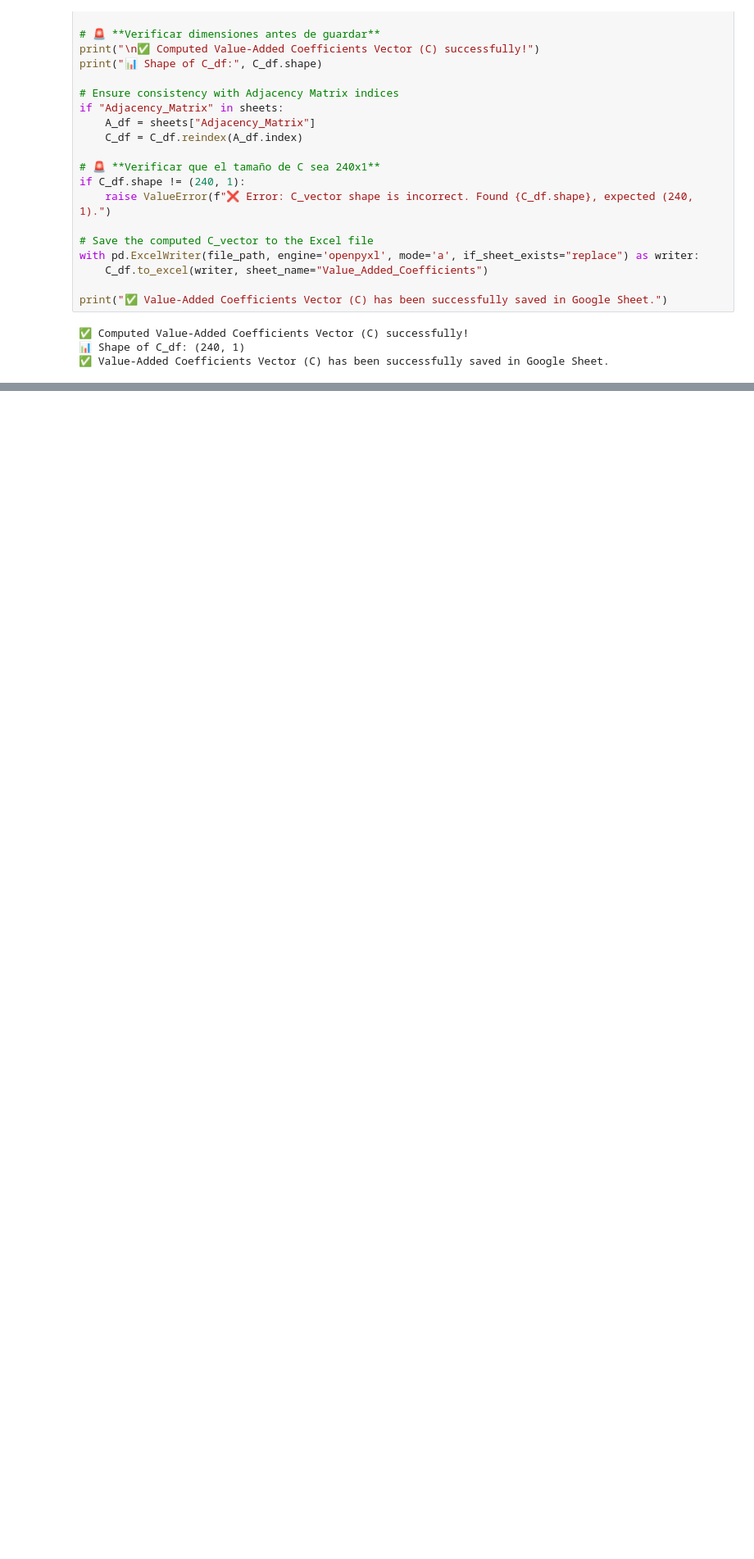
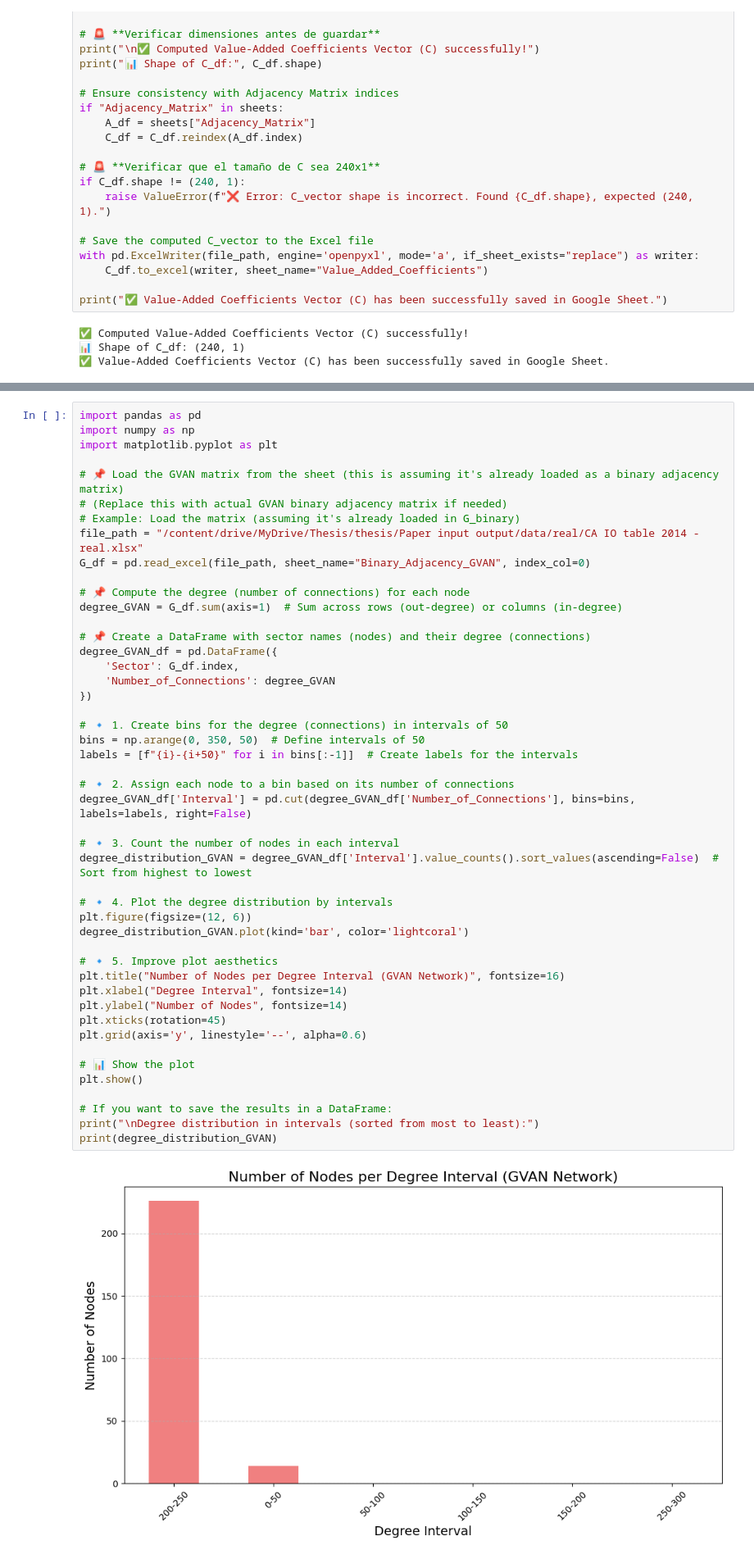
Before and after one commit to erickdiaz3010/tesis-network-analysis, a Jupyter notebook: Thesis_VA_in_CA_Erick.ipynb, the cells around one changed output, grey strips where cells are left out. Shown at 82% size. Cells and saved outputs as stored; diff of their text form; blank space fills up the shorter version.

```diff
--- a/Thesis_VA_in_CA_Erick.ipynb
+++ b/Thesis_VA_in_CA_Erick.ipynb
@@ -1007,0 +793,49 @@ El archivo de Excel ha sido actualizado con el índice de integración corregido
+# %%
+import pandas as pd
+import numpy as np
+import matplotlib.pyplot as plt
+
+# 📌 Load the GVAN matrix from the sheet (this is assuming it's already loaded as a binary adjacency matrix)
+# (Replace this with actual GVAN binary adjacency matrix if needed)
+# Example: Load the matrix (assuming it's already loaded in G_binary)
+file_path = "/content/drive/MyDrive/Thesis/thesis/Paper input output/data/real/CA IO table 2014 - real.xlsx"
+G_df = pd.read_excel(file_path, sheet_name="Binary_Adjacency_GVAN", index_col=0)
+
+# 📌 Compute the degree (number of connections) for each node
+degree_GVAN = G_df.sum(axis=1)  # Sum across rows (out-degree) or columns (in-degree)
+
+# 📌 Create a DataFrame with sector names (nodes) and their degree (connections)
+degree_GVAN_df = pd.DataFrame({
+    'Sector': G_df.index,
+    'Number_of_Connections': degree_GVAN
+})
+
+# 🔹 1. Create bins for the degree (connections) in intervals of 50
+bins = np.arange(0, 350, 50)  # Define intervals of 50
+labels = [f"{i}-{i+50}" for i in bins[:-1]]  # Create labels for the intervals
+
+# 🔹 2. Assign each node to a bin based on its number of connections
+degree_GVAN_df['Interval'] = pd.cut(degree_GVAN_df['Number_of_Connections'], bins=bins, labels=labels, right=False)
+
+# 🔹 3. Count the number of nodes in each interval
+degree_distribution_GVAN = degree_GVAN_df['Interval'].value_counts().sort_values(ascending=False)  # Sort from highest to lowest
+
+# 🔹 4. Plot the degree distribution by intervals
+plt.figure(figsize=(12, 6))
+degree_distribution_GVAN.plot(kind='bar', color='lightcoral')
+
+# 🔹 5. Improve plot aesthetics
+plt.title("Number of Nodes per Degree Interval (GVAN Network)", fontsize=16)
+plt.xlabel("Degree Interval", fontsize=14)
+plt.ylabel("Number of Nodes", fontsize=14)
+plt.xticks(rotation=45)
+plt.grid(axis='y', linestyle='--', alpha=0.6)
+
+# 📊 Show the plot
+plt.show()
+
+# If you want to save the results in a DataFrame:
+print("\nDegree distribution in intervals (sorted from most to least):")
+print(degree_distribution_GVAN)
+# %% [output]
+[figure, added]
```
Also changed, not shown: parts of 33 cells of this notebook.
